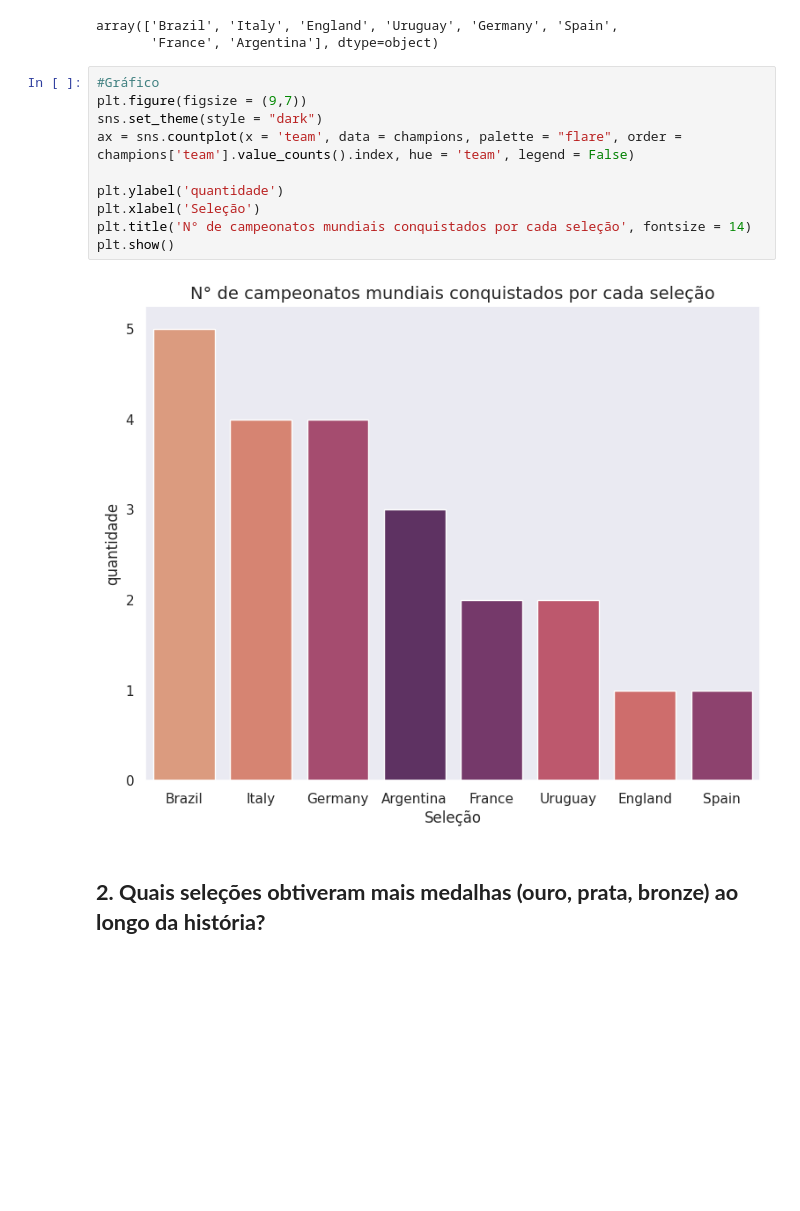
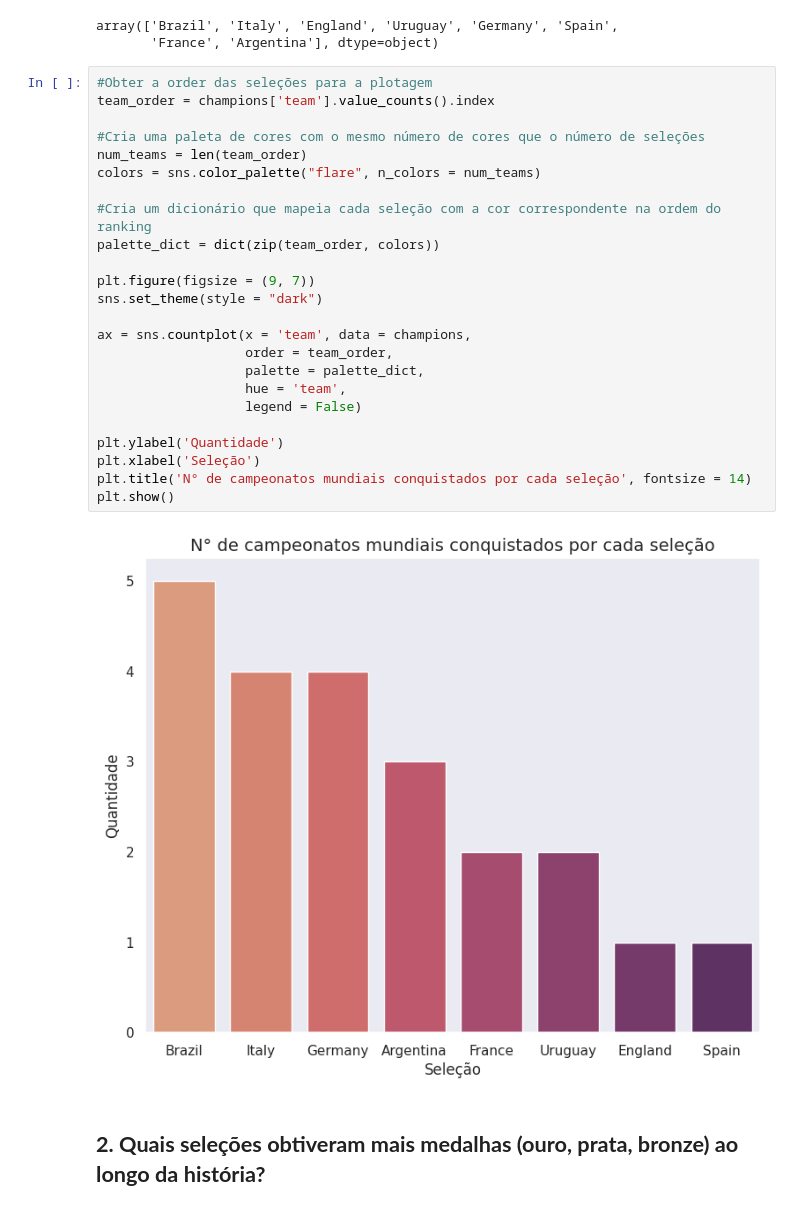
Before and after one commit to LRLeite/Data-Analytics, a Jupyter notebook: Análise Copas do Mundo FIFA/Fifa_World_Cups.ipynb, the cells around one changed output. Cells and saved outputs as stored; diff of their text form; blank space fills up the shorter version.

```diff
--- a/Análise Copas do Mundo FIFA/Fifa_World_Cups.ipynb
+++ b/Análise Copas do Mundo FIFA/Fifa_World_Cups.ipynb
@@ -268,17 +268,31 @@ champions.team.unique()
 array(['Brazil', 'Italy', 'England', 'Uruguay', 'Germany', 'Spain',
        'France', 'Argentina'], dtype=object)
 # %%
-#Gráfico
-plt.figure(figsize = (9,7))
+#Obter a order das seleções para a plotagem
+team_order = champions['team'].value_counts().index
+
+#Cria uma paleta de cores com o mesmo número de cores que o número de seleções
+num_teams = len(team_order)
+colors = sns.color_palette("flare", n_colors = num_teams)
+
+#Cria um dicionário que mapeia cada seleção com a cor correspondente na ordem do ranking
+palette_dict = dict(zip(team_order, colors))
+
+plt.figure(figsize = (9, 7))
 sns.set_theme(style = "dark")
-ax = sns.countplot(x = 'team', data = champions, palette = "flare", order = champions['team'].value_counts().index, hue = 'team', legend = False)
 
-plt.ylabel('quantidade')
+ax = sns.countplot(x = 'team', data = champions,
+                   order = team_order,
+                   palette = palette_dict,
+                   hue = 'team',
+                   legend = False)
+
+plt.ylabel('Quantidade')
 plt.xlabel('Seleção')
 plt.title('N° de campeonatos mundiais conquistados por cada seleção', fontsize = 14)
 plt.show()
 # %% [output]
-[figure, old version]
+[figure, new version]
 # %% [markdown]
 ## **2. Quais seleções obtiveram mais medalhas (ouro, prata, bronze) ao longo da história?**
 # %%
```
Also changed, not shown: parts of 5 cells of this notebook.
